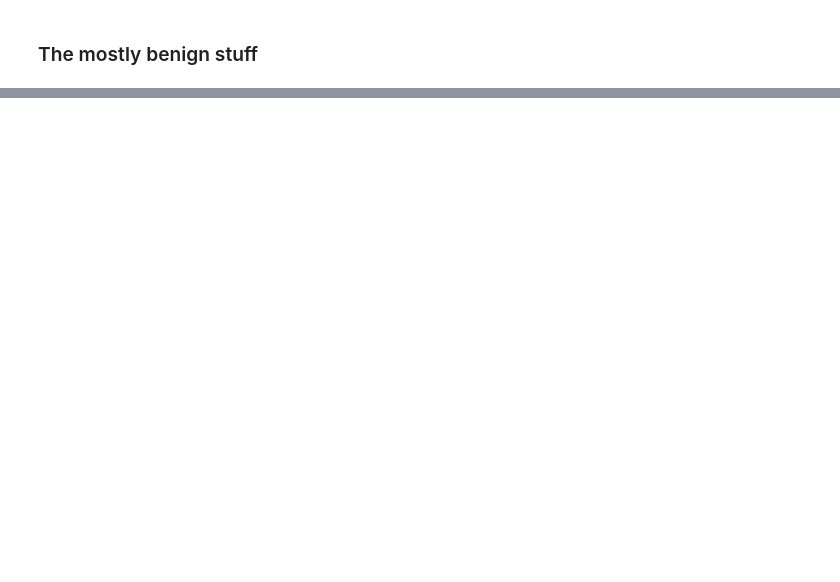
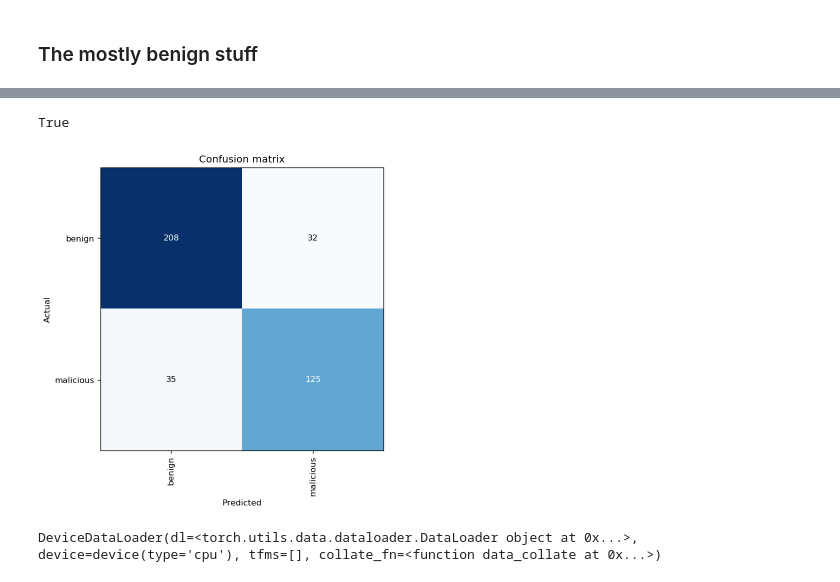
Before and after one commit to alistairwgillespie/blue_team_detection, a Jupyter notebook: notebooks/malurl_demo.ipynb, the cells around one changed output, grey strips where cells are left out. Drawn from its saved outputs; the diff is of its cells as text; code cells hidden in the pictures; blank space fills up the shorter version.

Commit message:
Updated with tabular learner and random forest

```diff
--- a/notebooks/malurl_demo.ipynb
+++ b/notebooks/malurl_demo.ipynb
@@ -237,0 +366,7 @@ benign_sample_df['domain_update'].groupby([benign_sample_df["domain_update"].dt.
+# %%
+valid_idx = range(len(sample_df)-400, len(sample_df))
+dep_var = 'class'
+cat_names = ['suffix', 'prefix', 'designation']
+# %%
+data = TabularDataBunch.from_df(path, sample_df, dep_var, valid_idx=valid_idx, procs=procs, cat_names=cat_names)
+print(data.train_ds.cont_names)
@@ -237,0 +379,3 @@ benign_sample_df['domain_update'].groupby([benign_sample_df["domain_update"].dt.
+# %%
+learn = tabular_learner(data, layers=[200,200], metrics=accuracy)
+learn.fit_one_cycle(5, 1e-3)
@@ -237,0 +389,12 @@ benign_sample_df['domain_update'].groupby([benign_sample_df["domain_update"].dt.
+# %%
+interp = ClassificationInterpretation.from_learner(learn)
+
+losses,idxs = interp.top_losses()
+
+len(data.valid_ds)==len(losses)==len(idxs)
+# %% [output]
+True
+# %%
+interp.plot_confusion_matrix(figsize=(6,6), dpi=60)
+# %% [output]
+[figure, added]
@@ -237,0 +436,4 @@ benign_sample_df['domain_update'].groupby([benign_sample_df["domain_update"].dt.
+# %%
+data.valid_dl
+# %% [output]
+DeviceDataLoader(dl=<torch.utils.data.dataloader.DataLoader object at 0x...>, device=device(type='cpu'), tfms=[], collate_fn=<function data_collate at 0x...>)
```
Also changed, not shown: parts of 35 cells of this notebook.
